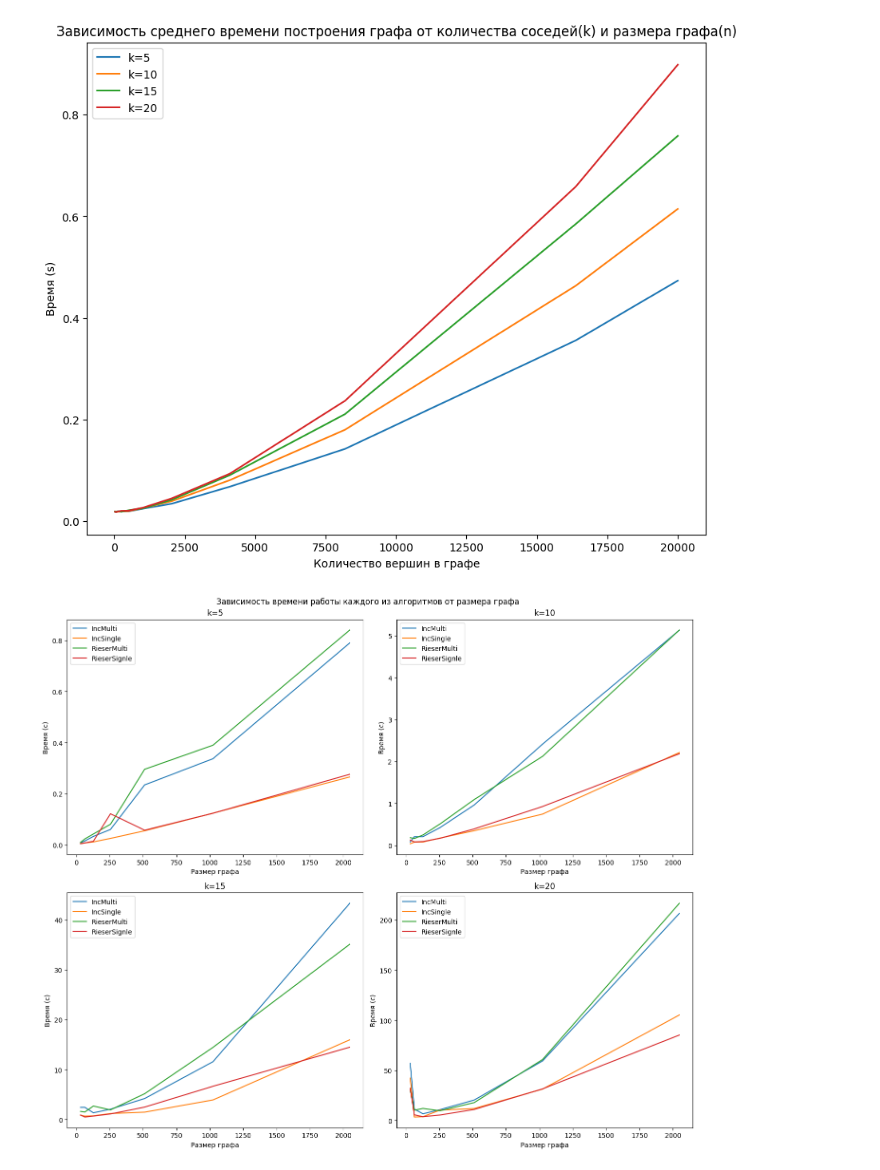
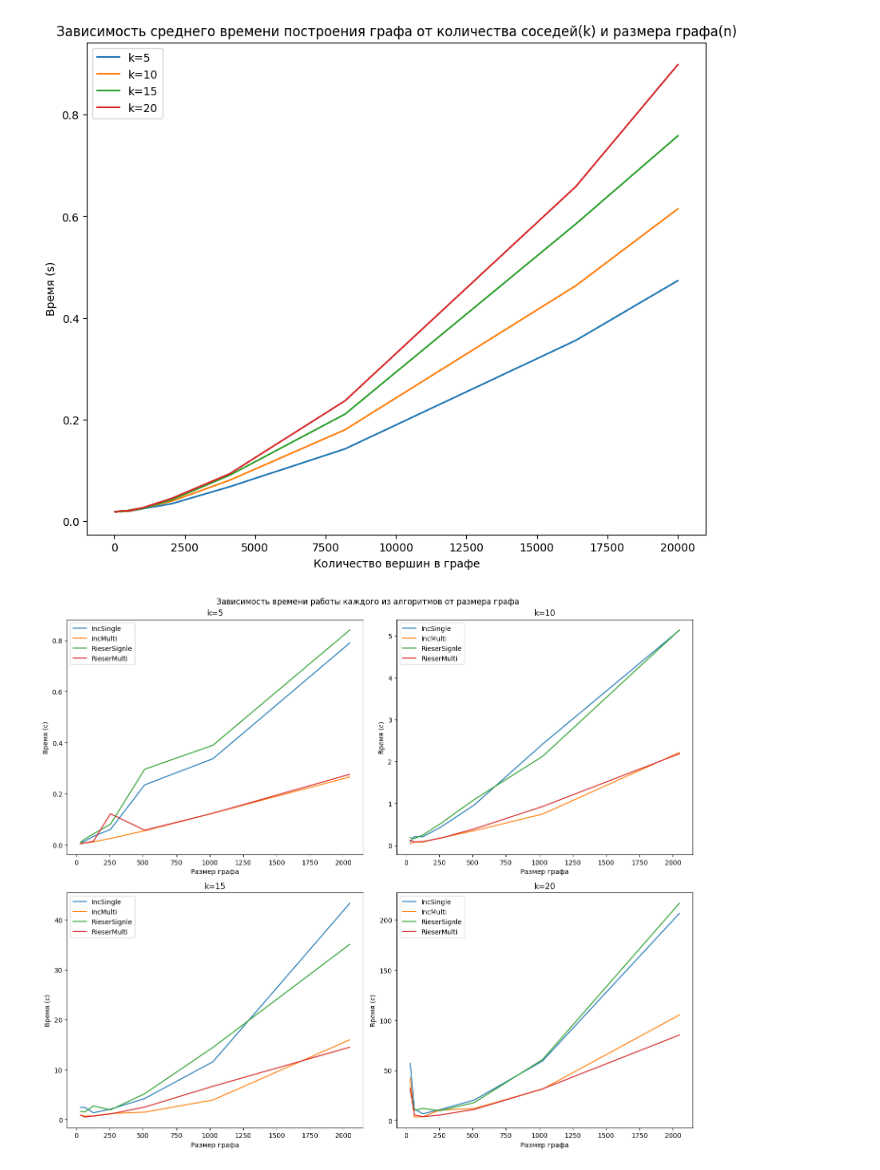
Before and after one commit to mostony/SimplicialExtended, a Jupyter notebook: testing/plots.ipynb, the cells around one changed output. Cells and saved outputs as stored; diff of their text form; code cells hidden in the pictures.

Commit message:
fixed plotting

```diff
--- a/testing/plots.ipynb
+++ b/testing/plots.ipynb
@@ -47,24 +47,24 @@ import numpy as np
 # %%
 plt.figure(figsize=(14, 12))
 plt.suptitle('Зависимость времени работы каждого из алгоритмов от размера графа')
 x = [2**n for n in range(5, 12)]
 for id, k in enumerate([5, 10, 15, 20]):
     y = [[] for n in range(4)]
     for method in [0, 1]:
         for threads in [0, 1]:
             with open(f'algo{method}{threads}{k}.txt', 'r') as f:
                 y[method * 2 + threads]= list(map(float, f.read().replace(',', ' ').split()))
     plt.subplot(2, 2, id+1)
-    plt.plot(x, y[0], label ='IncMulti')
-    plt.plot(x, y[1], label ='IncSingle')
-    plt.plot(x, y[2], label ='RieserMulti')
-    plt.plot(x, y[3], label ='RieserSignle')
+    plt.plot(x, y[0], label ='IncSingle')
+    plt.plot(x, y[1], label ='IncMulti')
+    plt.plot(x, y[2], label ='RieserSignle')
+    plt.plot(x, y[3], label ='RieserMulti')
     plt.legend()
     plt.xlabel('Размер графа')
     plt.title(f'k={k}')
     plt.ylabel('Время (c)')
 plt.tight_layout()
 
 plt.show()
 # %% [output]
-[figure, old version]
+[figure, new version]
```
